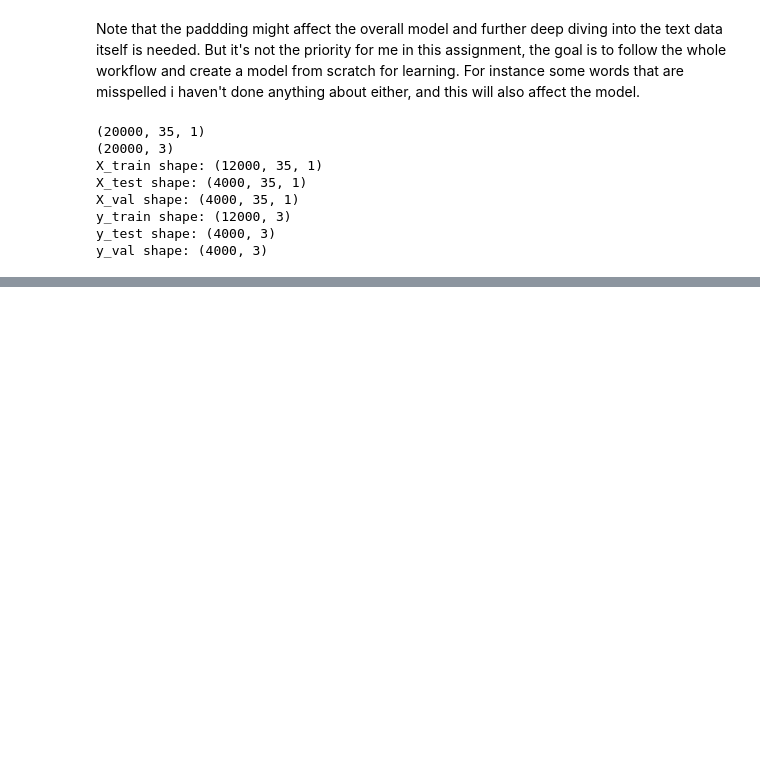
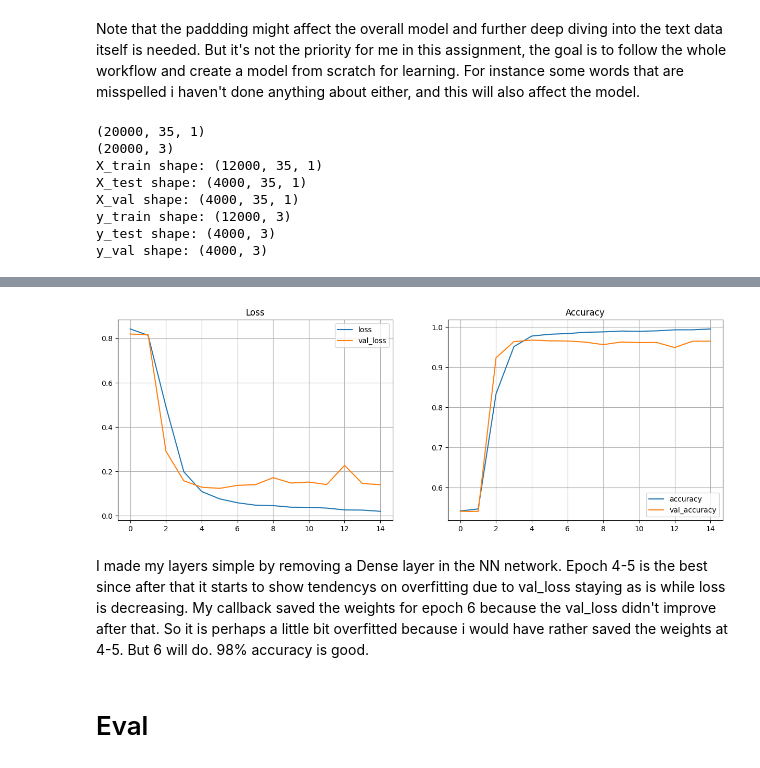
Before and after one commit to JoelOscarsson/rnn-assignment, a Jupyter notebook: rnn-assignment.ipynb, the cells around one changed output, grey strips where cells are left out. Drawn from its saved outputs; the diff is of its cells as text; code cells hidden in the pictures; blank space fills up the shorter version.

```diff
--- a/rnn-assignment.ipynb
+++ b/rnn-assignment.ipynb
@@ -1286,0 +713,5 @@ Test Accuracy: 0.4377500116825104
+# %%
+df = pd.DataFrame(np.load('logs/history_15_20240115-12_48.npy', allow_pickle=True).item())
+
+
+df.sort_values(by=['accuracy'], ascending=False)
@@ -1286,0 +735,8 @@ Test Accuracy: 0.4377500116825104
+# %%
+plot_metrics(df)
+# %% [output]
+[figure, added]
+# %% [markdown]
+I made my layers simple by removing a Dense layer in the NN network. Epoch 4-5 is the best since after that it starts to show tendencys on overfitting due to val_loss staying as is while loss is decreasing. My callback saved the weights for epoch 6 because the val_loss didn't improve after that. So it is perhaps a little bit overfitted because i would have rather saved the weights at 4-5. But 6 will do. 98% accuracy is good.
+# %% [markdown]
+# Eval
```
Also changed, not shown: parts of 44 cells of this notebook, 13 other files.
